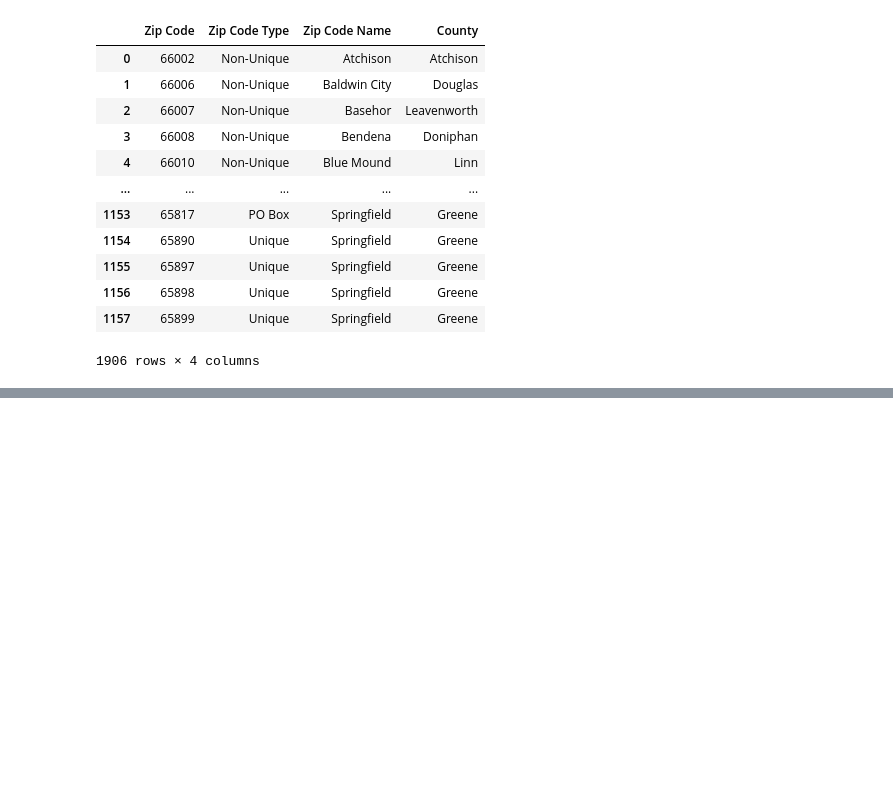
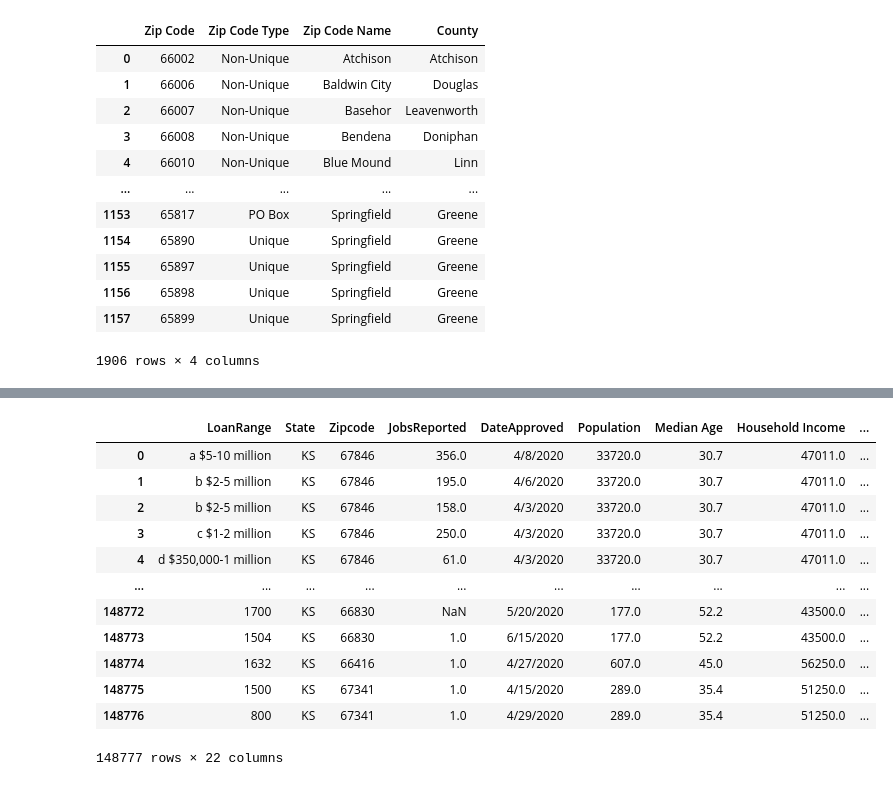
Before and after one commit to grecia1534/Project-1-KU-DATA, a Jupyter notebook: analysis.ipynb, the cells around one changed output, grey strips where cells are left out. Saved outputs shown, nothing was run; the diff lists cells and outputs as text; code cells hidden in the pictures; blank space fills up the shorter version.

```diff
--- a/analysis.ipynb
+++ b/analysis.ipynb
@@ -0,0 +1,23 @@
+# %%
+# Dependencies and Setup
+%matplotlib inline
+import numpy as np
+import pandas as pd
+import matplotlib.pyplot as plt
+import requests
+from scipy.stats import linregress
+import scipy.stats as st
+from config import gkey
+
+# gmaps.configure(api_key=gkey)
+
+# Read the data
+zips_df = pd.read_csv(r"resources/zip_code_data_cleaned.csv")
+# unemployment_df = pd.read_csv(r"resources/KS_MO_Unemployment_Data_Cleaned.csv")
+census_data_df = pd.read_csv(r"resources/census_data.csv")
+ppp_data_df = pd.read_csv(r"resources/PPP Data Combined.csv")
+
+# Combine the data into a single datasets
+ppp_data_clean_df = ppp_data_df[["LoanRange","State","Zip","JobsReported","DateApproved"]]
+ppp_data_clean_df = ppp_data_clean_df.rename(columns={"Zip":"Zipcode"})
+ppp_data_clean_df.head()
@@ -35,0 +106,17 @@ zips_df
+# %%
+ppp_census_df = pd.merge(ppp_data_clean_df, census_data_df, on="Zipcode")
+ppp_census_df
+# %% [output]
+|  | LoanRange | State | Zipcode | JobsReported | DateApproved | Population | Median Age | Household Income | ... |
+| 0 | a $5-10 million | KS | 67846 | 356.0 | 4/8/2020 | 33720.0 | 30.7 | 47011.0 | ... |
+| 1 | b $2-5 million | KS | 67846 | 195.0 | 4/6/2020 | 33720.0 | 30.7 | 47011.0 | ... |
+| 2 | b $2-5 million | KS | 67846 | 158.0 | 4/3/2020 | 33720.0 | 30.7 | 47011.0 | ... |
+| 3 | c $1-2 million | KS | 67846 | 250.0 | 4/3/2020 | 33720.0 | 30.7 | 47011.0 | ... |
+| 4 | d $350,000-1 million | KS | 67846 | 61.0 | 4/3/2020 | 33720.0 | 30.7 | 47011.0 | ... |
+| ... | ... | ... | ... | ... | ... | ... | ... | ... | ... |
+| 148772 | 1700 | KS | 66830 | NaN | 5/20/2020 | 177.0 | 52.2 | 43500.0 | ... |
+| 148773 | 1504 | KS | 66830 | 1.0 | 6/15/2020 | 177.0 | 52.2 | 43500.0 | ... |
+| 148774 | 1632 | KS | 66416 | 1.0 | 4/27/2020 | 607.0 | 45.0 | 56250.0 | ... |
+| 148775 | 1500 | KS | 67341 | 1.0 | 4/15/2020 | 289.0 | 35.4 | 51250.0 | ... |
+| 148776 | 800 | KS | 67341 | 1.0 | 4/29/2020 | 289.0 | 35.4 | 51250.0 | ... |
+148777 rows × 22 columns
```
Also changed, not shown: parts of 6 cells of this notebook, 1 other file.
